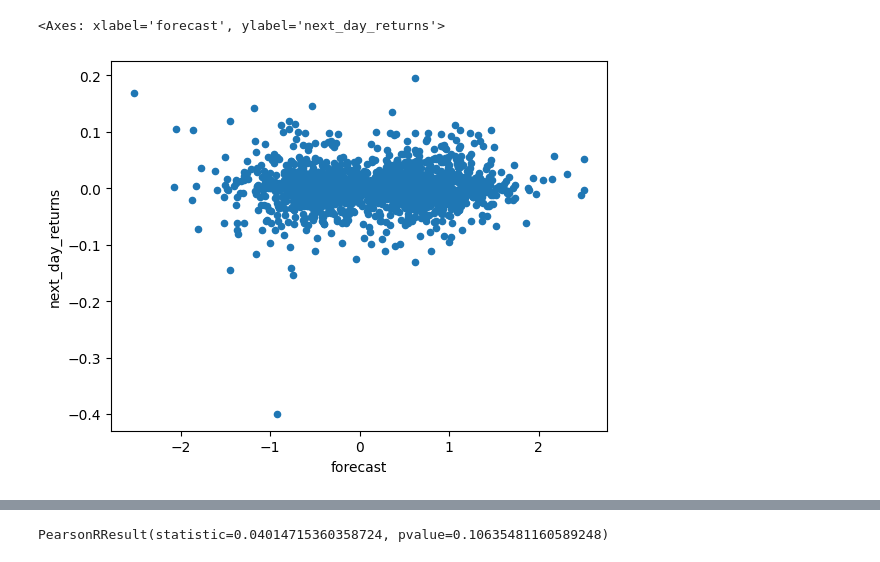
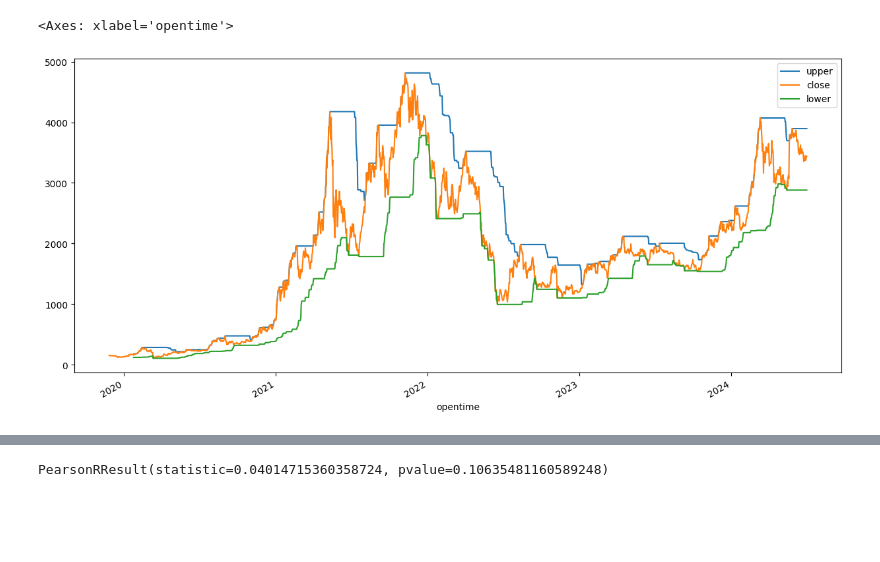
Before and after one commit to EmileSchneider/trendfollowing, a Jupyter notebook: research/Untitled1.ipynb, the cells around one changed output, grey strips where cells are left out. Drawn from its saved outputs; the diff is of its cells as text; code cells hidden in the pictures; blank space fills up the shorter version.

```diff
--- a/research/Untitled1.ipynb
+++ b/research/Untitled1.ipynb
@@ -41,8 +31,12 @@ plt.show()
-# %%
-btc.plot.scatter(x='forecast', y='next_day_returns')
-# %% [output]
-<Axes: xlabel='forecast', ylabel='next_day_returns'>
-[figure, removed]
+# %%
+btc['upper'] = btc['close'].rolling(60).max()
+btc['lower'] = btc['close'].rolling(60).min()
+btc['forecast'] = ((btc['close'] - btc['lower']) / (btc['upper'] - btc['lower']))  * 2 - 1
+
+btc[['upper', 'close', 'lower']].plot(figsize=(15, 7))
+# %% [output]
+<Axes: xlabel='opentime'>
+[figure, added]
 # %%
 import pylab
 sm.qqplot_2samples(btc['forecast'],btc['next_day_returns'], xlabel='forecast', ylabel='next day returns')
```
Also changed, not shown: parts of 5 cells of this notebook, 1 other file.
